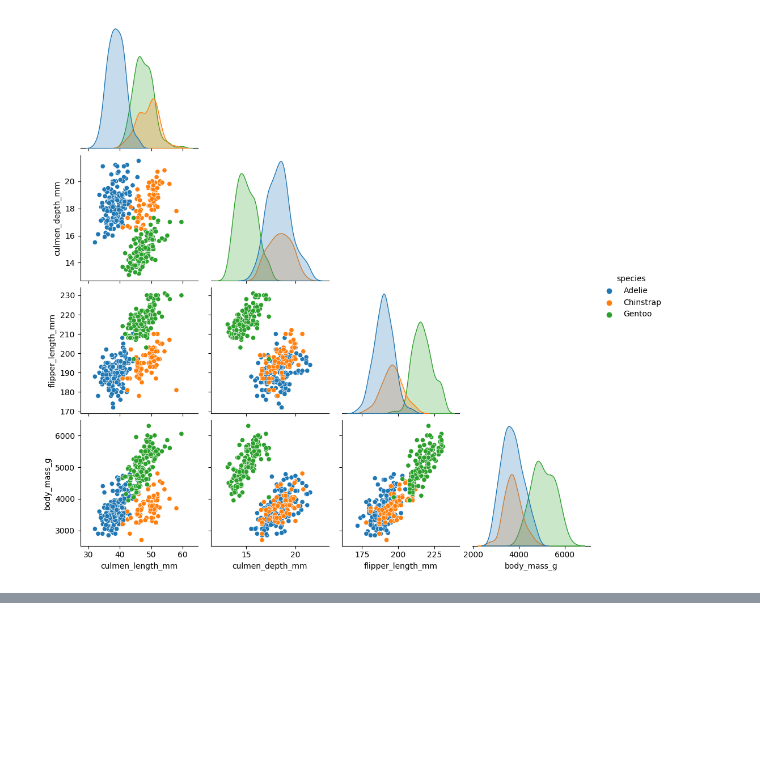
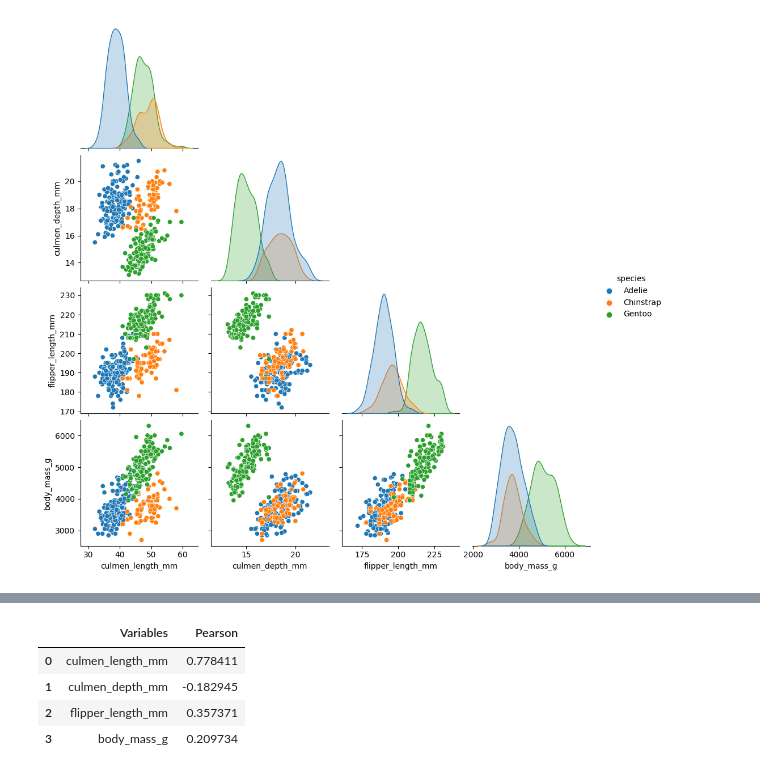
Before and after one commit to FersLeon/Pr-ctica-3.3-AyVD-, a Jupyter notebook: Práctica3_3_AyVD.ipynb, the cells around one changed output, grey strips where cells are left out. Drawn from its saved outputs; the diff is of its cells as text; code cells hidden in the pictures; blank space fills up the shorter version.

```diff
--- a/Práctica3_3_AyVD.ipynb
+++ b/Práctica3_3_AyVD.ipynb
@@ -152,0 +248,22 @@ sns.pairplot(datos, hue = "species",
+# %%
+pearson = []
+
+n = len(datos)
+species_column = datos['species']
+columns_to_compare = ['culmen_length_mm', 'culmen_depth_mm', 'flipper_length_mm', 'body_mass_g']
+
+for columna_y in columns_to_compare:
+    sum_x = sum(species_column)
+    sum_y = sum(datos[columna_y])
+    sum_x_2 = sum(x ** 2 for x in species_column)
+    sum_y_2 = sum(y ** 2 for y in datos[columna_y])
+    sum_xy = sum(x * y for x, y in zip(species_column, datos[columna_y]))
+
+    numerador = n * sum_xy - sum_x * sum_y
+    denominador = ((n * sum_x_2 - sum_x ** 2) * (n * sum_y_2 - sum_y ** 2)) ** 0.5
+
+    coeficiente_correlacion = numerador / denominador if denominador != 0 else 0
+
+    pearson.append(coeficiente_correlacion)
+
+pearson
@@ -152,0 +277,4 @@ sns.pairplot(datos, hue = "species",
+# %%
+df = pd.DataFrame()
+# %%
+df['Variables'] = ['culmen_length_mm', 'culmen_depth_mm', 'flipper_length_mm', 'body_mass_g']
@@ -152,0 +289,9 @@ sns.pairplot(datos, hue = "species",
+# %%
+df['Pearson'] = pearson
+df
+# %% [output]
+|  | Variables | Pearson |
+| 0 | culmen_length_mm | 0.778411 |
+| 1 | culmen_depth_mm | -0.182945 |
+| 2 | flipper_length_mm | 0.357371 |
+| 3 | body_mass_g | 0.209734 |
```
Also changed, not shown: parts of 14 cells of this notebook.
